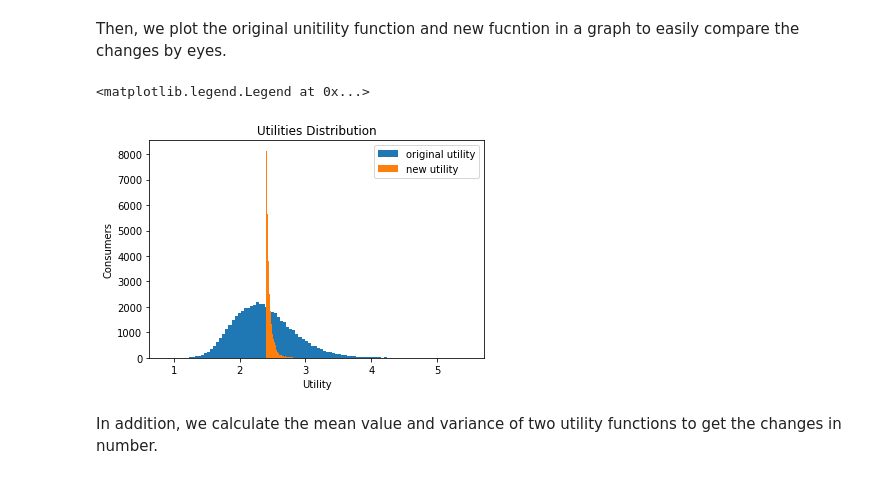
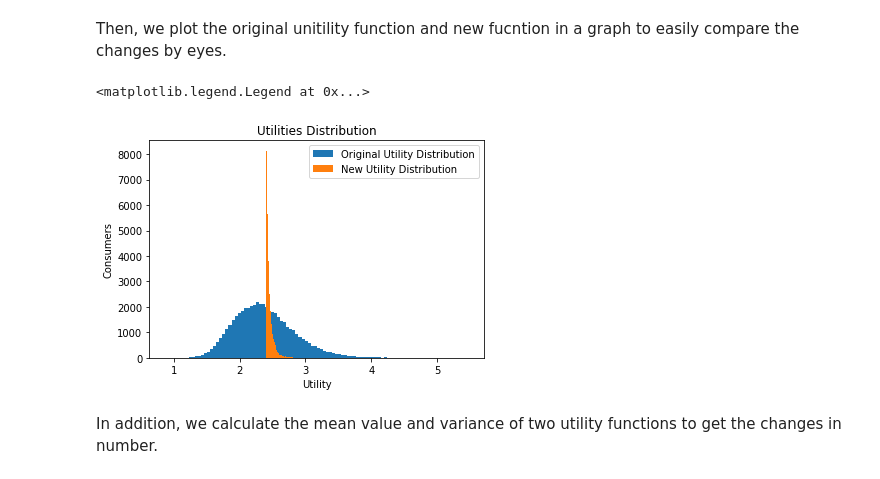
Before and after one commit to NumEconCopenhagen/projects-2019-bcg, a Jupyter notebook: examproject/exam_2019.ipynb, the cells around one changed output. Cells and saved outputs as stored; diff of their text form; code cells hidden in the pictures.

```diff
--- a/examproject/exam_2019.ipynb
+++ b/examproject/exam_2019.ipynb
@@ -1047,15 +1108,15 @@ U_1 = utility_1(betas, e_1, e_2, e_3, gamma)
 Then, we plot the original unitility function and new fucntion in a graph to easily compare the changes by eyes.
 # %%
 # Plot the original and new utility function
-plt.hist(U,100, label='original utility')
-plt.hist(U_1,100,label='new utility')
+plt.hist(U, 100, label='Original Utility Distribution')
+plt.hist(U_1, 100, label='New Utility Distribution')
 plt.xlabel('Utility')
 plt.ylabel('Consumers')
 plt.title('Utilities Distribution')
 plt.legend()
 # %% [output]
 <matplotlib.legend.Legend at 0x...>
-[figure, old version]
+[figure, new version]
 # %% [markdown]
 In addition, we calculate the mean value and variance of two utility functions to get the changes in number.
 # %%
```
Also changed, not shown: parts of 29 cells of this notebook.
